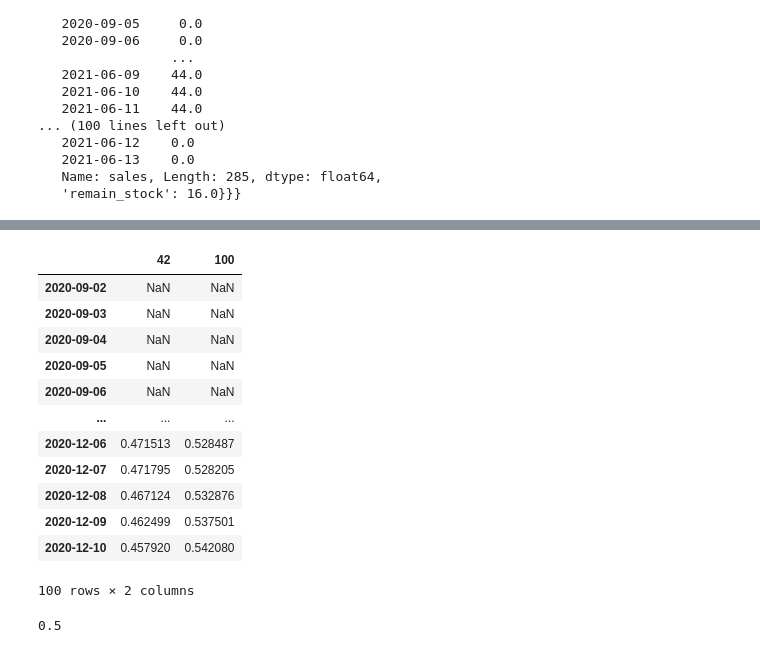
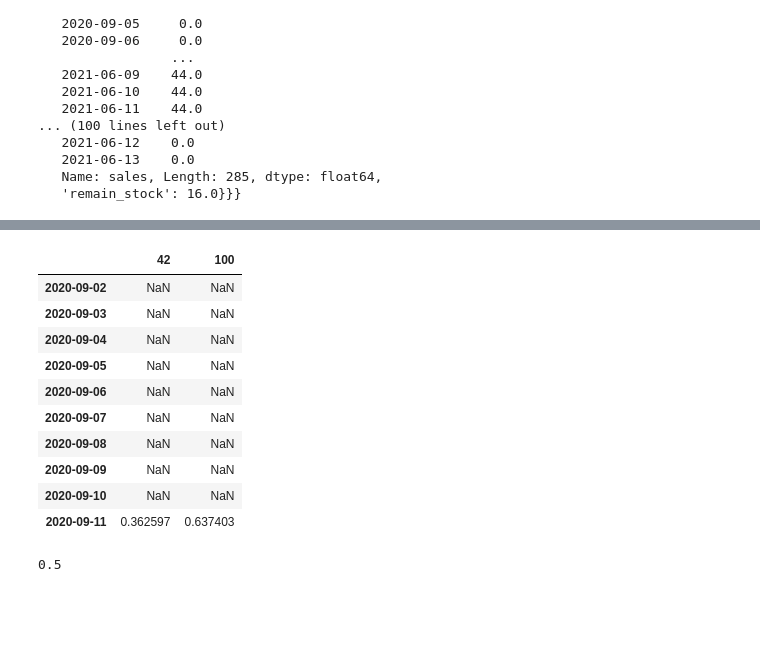
Before and after one commit to SDattaAi/sdatta-nlp, a Jupyter notebook: palmers_fashion/benckmark_2.ipynb, the cells around one changed output, grey strips where cells are left out. Cells and saved outputs as stored; diff of their text form; code cells hidden in the pictures; blank space fills up the shorter version.

```diff
--- a/palmers_fashion/benckmark_2.ipynb
+++ b/palmers_fashion/benckmark_2.ipynb
@@ -262,19 +340,17 @@ for index, row in df_of_sales_cumsum_divide_days_from_first_stock.iterrows():
 # %%
-df_of_dynamic_distribution_per_store.iloc[:100]
+df_of_dynamic_distribution_per_store.iloc[:10]
 # %% [output]
 |  | 42 | 100 |
 | 2020-09-02 | NaN | NaN |
 | 2020-09-03 | NaN | NaN |
 | 2020-09-04 | NaN | NaN |
 | 2020-09-05 | NaN | NaN |
 | 2020-09-06 | NaN | NaN |
-| ... | ... | ... |
-| 2020-12-06 | 0.471513 | 0.528487 |
-| 2020-12-07 | 0.471795 | 0.528205 |
-| 2020-12-08 | 0.467124 | 0.532876 |
-| 2020-12-09 | 0.462499 | 0.537501 |
-| 2020-12-10 | 0.457920 | 0.542080 |
+| 2020-09-07 | NaN | NaN |
+| 2020-09-08 | NaN | NaN |
+| 2020-09-09 | NaN | NaN |
+| 2020-09-10 | NaN | NaN |
+| 2020-09-11 | 0.362597 | 0.637403 |
-100 rows × 2 columns
 # %%
 df_of_sales_rolling_factor_row[i]
 # %% [output]
```
Also changed, not shown: parts of 32 cells of this notebook.
